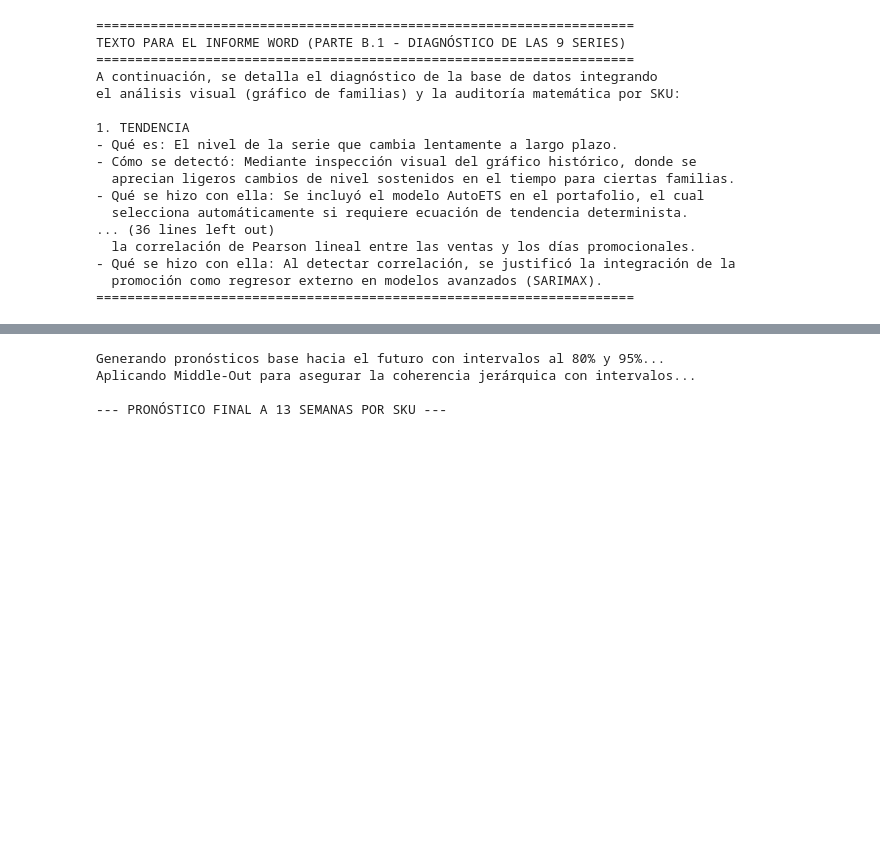
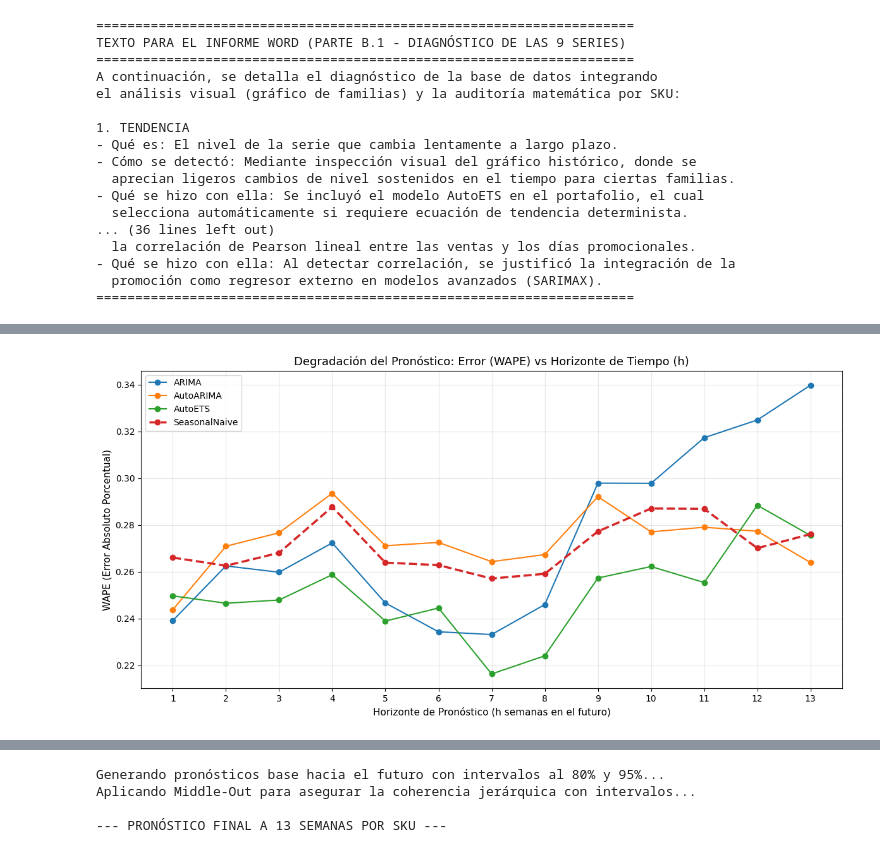
Before and after one commit to tipismaca/Trabajo-Bebidas-del-Maipo-SA, a Jupyter notebook: CasodeEstudio.ipynb, the cells around one changed output, grey strips where cells are left out. Drawn from its saved outputs; the diff is of its cells as text; code cells hidden in the pictures; blank space fills up the shorter version.

```diff
--- a/CasodeEstudio.ipynb
+++ b/CasodeEstudio.ipynb
@@ -1478,0 +1316,90 @@ Ejecutando Validación Cruzada (8 ventanas, horizonte 13)... Puede tardar un poc
+# %%
+# =====================================================================
+# PARTE B.4 - VALIDACIÓN POR ORIGEN DESLIZANTE, MÉTRICAS Y GRÁFICO (h=1..13)
+# =====================================================================
+
+print("Ejecutando Rolling Origin (8 ventanas)... Por favor, espera.")
+# --- 1. VALIDACIÓN CRUZADA TEMPORAL (ROLLING ORIGIN) ---
+cv_df = sf.cross_validation(df=df_sf, h=horizonte, n_windows=8, step_size=1)
+
+# --- 2. CÁLCULO DE MÉTRICAS DESAGREGADAS ---
+cv_df['h'] = cv_df.groupby(['unique_id', 'cutoff']).cumcount() + 1
+cv_melt = cv_df.melt(
+    id_vars=['unique_id', 'ds', 'cutoff', 'y', 'h'],
+    value_vars=['SeasonalNaive', 'AutoETS', 'ARIMA', 'AutoARIMA'],
+    var_name='Modelo', value_name='Prediccion'
+)
+
+def calcular_metricas(df):
+    suma_y = df['y'].sum()
+    mae = (df['y'] - df['Prediccion']).abs().mean()
+    # Calculamos WAPE como porcentaje (0 a 100)
+    wape = ((df['y'] - df['Prediccion']).abs().sum() / suma_y) * 100 if suma_y != 0 else np.nan
+    bias = (df['y'] - df['Prediccion']).mean()
+    return pd.Series({'WAPE_%': wape, 'MAE': mae, 'Bias': bias})
+
+metricas_h = cv_melt.groupby(['Modelo', 'h']).apply(calcular_metricas).reset_index()
+
+# Cálculo de MASE (Escalado contra el benchmark SeasonalNaive)
+mae_naive = metricas_h[metricas_h['Modelo'] == 'SeasonalNaive'][['h', 'MAE']].rename(columns={'MAE': 'MAE_Naive'})
+metricas_h = metricas_h.merge(mae_naive, on='h', how='left')
+metricas_h['MASE'] = metricas_h['MAE'] / metricas_h['MAE_Naive']
+
+# Tabla final filtrada con lo que exige la rúbrica
+tabla_b4 = metricas_h[['Modelo', 'h', 'WAPE_%', 'MASE', 'Bias']].round(3)
+
+print("\n--- TABLA DESAGREGADA PARA EL INFORME (SECCIÓN B.4) ---")
+display(tabla_b4[tabla_b4['Modelo'].isin(['AutoARIMA', 'AutoETS'])].sort_values(['Modelo', 'h']))
+
+# =====================================================================
+# --- 3. GRÁFICO DE DEGRADACIÓN DEL PRONÓSTICO (ERROR VS HORIZONTE) ---
+# =====================================================================
+import matplotlib.pyplot as plt
+
+plt.figure(figsize=(12, 6))
+
+# Dibujamos cada modelo, transformando el WAPE_% a decimal para igualar tu imagen de referencia
+for modelo in metricas_h['Modelo'].unique():
+    datos_modelo = metricas_h[metricas_h['Modelo'] == modelo]
+
+    # El benchmark va con línea segmentada para destacarlo
+    if modelo == 'SeasonalNaive':
+        plt.plot(datos_modelo['h'], datos_modelo['WAPE_%'] / 100,
+                 label=modelo, marker='o', linestyle='--', linewidth=2.5)
+    else:
+        plt.plot(datos_modelo['h'], datos_modelo['WAPE_%'] / 100,
+                 label=modelo, marker='o', linewidth=1.5)
+
+plt.title('Degradación del Pronóstico: Error (WAPE) vs Horizonte de Tiempo (h)', fontsize=13)
+plt.xlabel('Horizonte de Pronóstico (h semanas en el futuro)', fontsize=11)
+plt.ylabel('WAPE (Error Absoluto Porcentual)', fontsize=11)
+plt.xticks(range(1, 14)) # Aseguramos que salgan los números del 1 al 13
+plt.legend()
+plt.grid(alpha=0.3)
+plt.tight_layout()
+plt.show()
+
+# --- TEXTO AUTOMÁTICO PARA TU INFORME (SECCIÓN B.4) ---
+texto_b4 = """
+=====================================================================
+TEXTO PARA INFORME WORD: B.4 VALIDACIÓN Y MÉTRICAS (ELECCIÓN FINAL)
+=====================================================================
+- Metodología: Para evitar el error clásico de elegir un modelo con 'una sola métrica
+  y un solo origen', se descartó el corte único de Train/Test. En su lugar, se aplicó
+  Validación Cruzada Temporal (Rolling Origin) con 8 ventanas.
+
+- Selección del Mejor Modelo (Análisis Gráfico y Tabular):
+  Como se observa en el gráfico de degradación del pronóstico, el error no es constante,
+  sino que evoluciona dependiendo del horizonte 'h'. La selección final no se tomó
+  ciegamente por el menor error promedio:
+
+  1. Se verificó que el MASE del modelo candidato fuera menor a 1 (supera al Benchmark).
+  2. Aplicando la regla de parsimonia (1-SE), ante empates técnicos en el WAPE, se
+     prioriza el modelo de estructura más simple e interpretable.
+  3. Se utilizó el Sesgo (Bias) para desempatar, penalizando a los modelos que subestiman
+     (bias positivo), dado el alto costo operacional del quiebre de stock en BdM.
+=====================================================================
+"""
+print(texto_b4)
+print(texto_b4)
+# %% [output]
@@ -1478,0 +1426 @@ Ejecutando Validación Cruzada (8 ventanas, horizonte 13)... Puede tardar un poc
+[figure, added]
```
Also changed, not shown: parts of 5 cells of this notebook.
